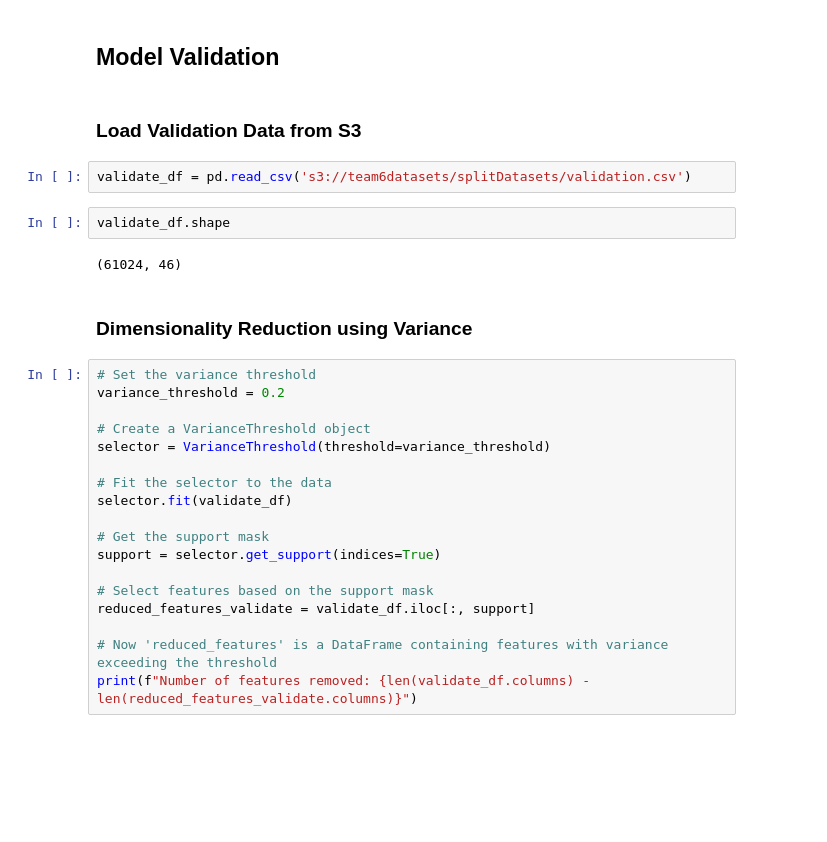
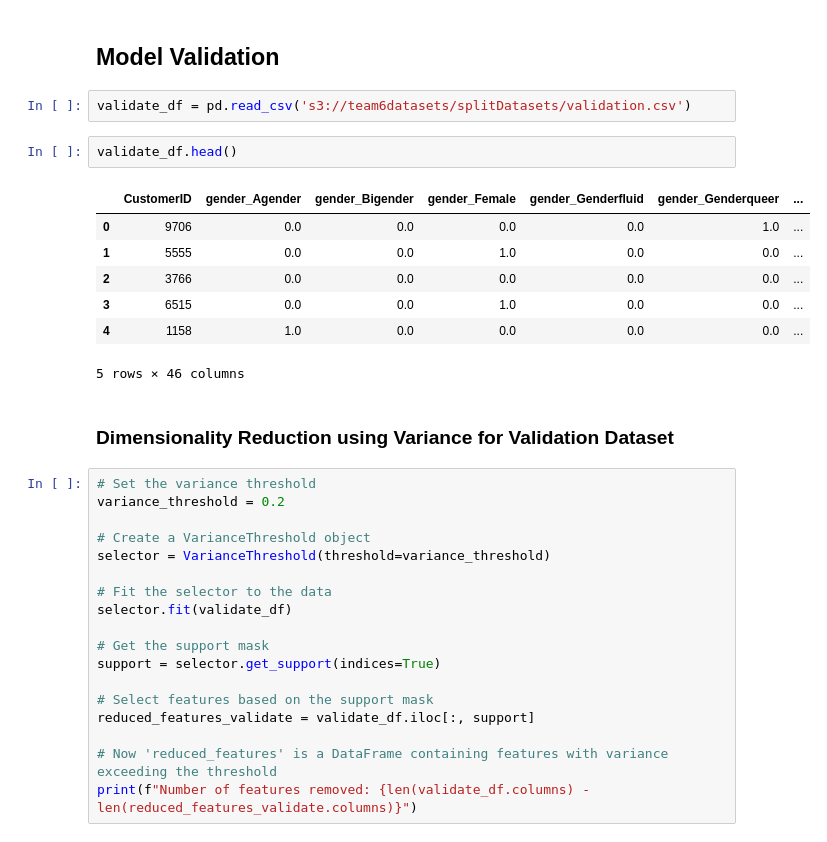
Before and after one commit to taradehdari/ads508-team6-project, a Jupyter notebook: modelTraining/modelTraining.ipynb, the cells around one changed output. Cells and saved outputs as stored; diff of their text form; blank space fills up the shorter version.

```diff
--- a/modelTraining/modelTraining.ipynb
+++ b/modelTraining/modelTraining.ipynb
@@ -211,15 +187,19 @@ Model for k=4 trained and saved to s3://team6datasets/kmeans_model_output//kmean
 # %% [markdown]
 ## Model Validation
-# %% [markdown]
-### Load Validation Data from S3
 # %%
 validate_df = pd.read_csv('s3://team6datasets/splitDatasets/validation.csv')
 # %%
-validate_df.shape
+validate_df.head()
 # %% [output]
+|  | CustomerID | gender_Agender | gender_Bigender | gender_Female | gender_Genderfluid | gender_Genderqueer | ... |
+| 0 | 9706 | 0.0 | 0.0 | 0.0 | 0.0 | 1.0 | ... |
+| 1 | 5555 | 0.0 | 0.0 | 1.0 | 0.0 | 0.0 | ... |
+| 2 | 3766 | 0.0 | 0.0 | 0.0 | 0.0 | 0.0 | ... |
+| 3 | 6515 | 0.0 | 0.0 | 1.0 | 0.0 | 0.0 | ... |
+| 4 | 1158 | 1.0 | 0.0 | 0.0 | 0.0 | 0.0 | ... |
-(61024, 46)
+5 rows × 46 columns
 # %% [markdown]
-### Dimensionality Reduction using Variance
+### Dimensionality Reduction using Variance for Validation Dataset
 # %%
 # Set the variance threshold
 variance_threshold = 0.2
```
Also changed, not shown: parts of 43 cells of this notebook, 5 other files.
